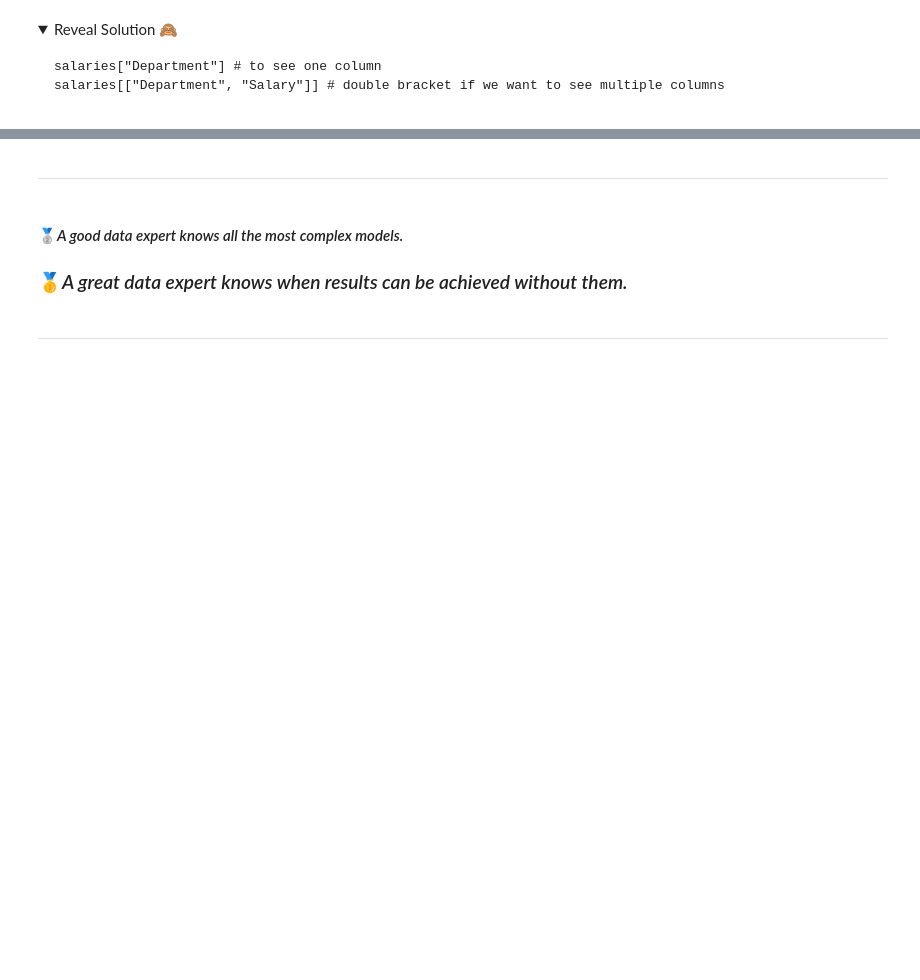
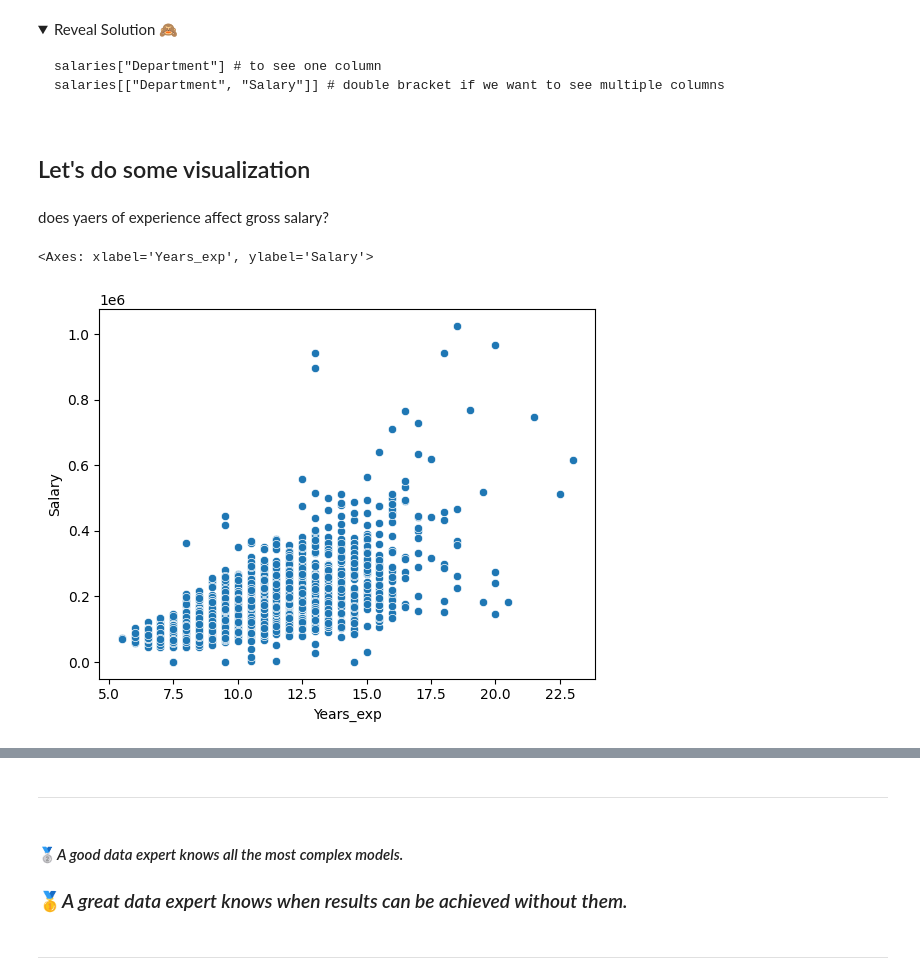
Before and after one commit to lewagonjapan/data-science-foundations, a Jupyter notebook: machine-learning/1. Linear Regression - Salary Predictions.ipynb, the cells around one changed output, grey strips where cells are left out. Cells and saved outputs as stored; diff of their text form; code cells hidden in the pictures; folded sections open; blank space fills up the shorter version.

```diff
--- a/machine-learning/1. Linear Regression - Salary Predictions.ipynb
+++ b/machine-learning/1. Linear Regression - Salary Predictions.ipynb
@@ -139,3 +225,12 @@ salaries["Department"] # to see one column
 salaries[["Department", "Salary"]] # double bracket if we want to see multiple columns
 </pre>
 </details>
+# %% [markdown]
+## Let's do some visualization
+# %% [markdown]
+does yaers of experience affect gross salary?
+# %%
+sns.scatterplot(data=salaries, x="Years_exp", y="Salary")
+# %% [output]
+<Axes: xlabel='Years_exp', ylabel='Salary'>
+[figure, added]
```
Also changed, not shown: parts of 28 cells of this notebook, 3 other files.
